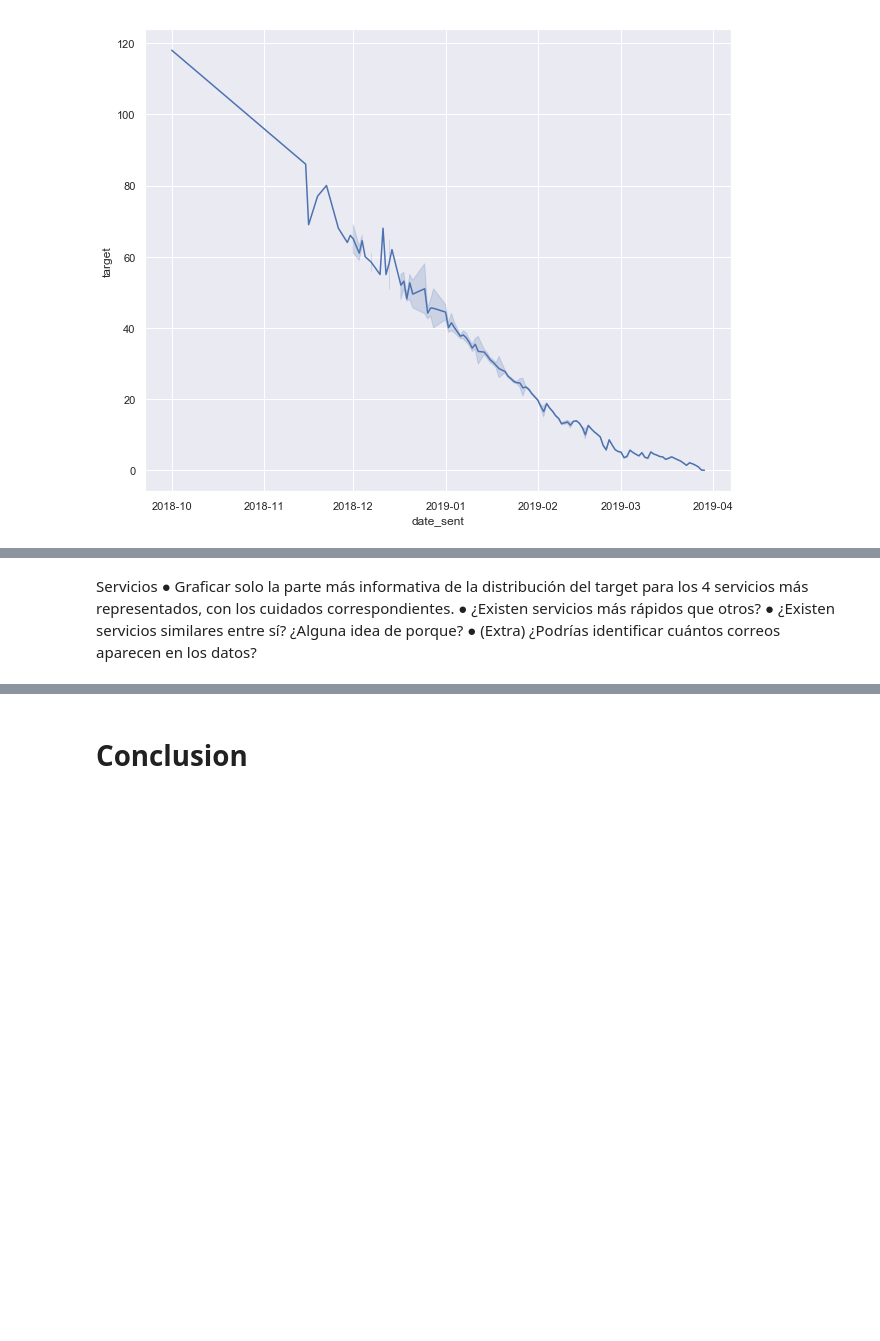
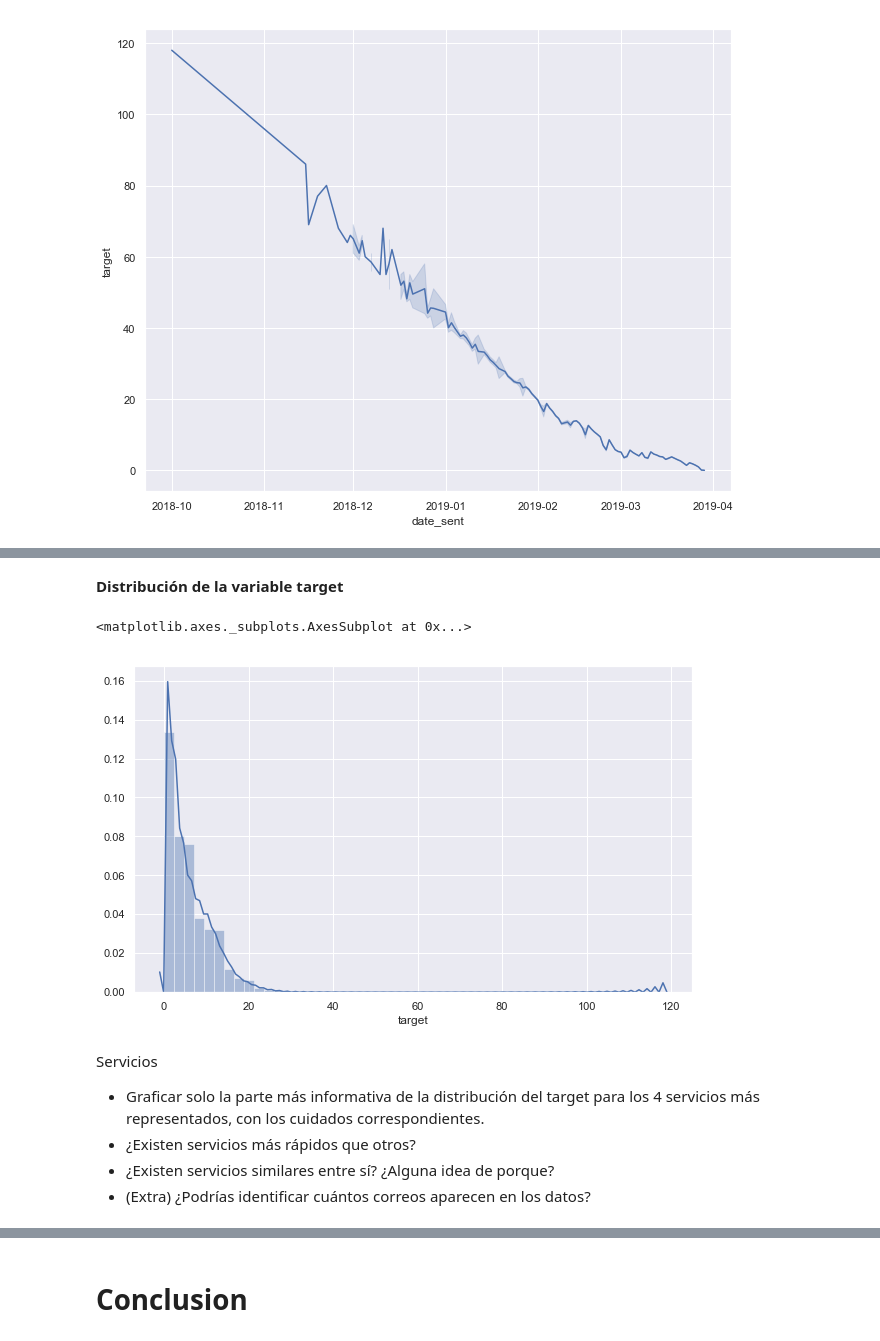
Before and after one commit to manquius/series_temporales, a Jupyter notebook: practico_temp_miguel.ipynb, the cells around one changed output, grey strips where cells are left out. Saved outputs shown, nothing was run; the diff lists cells and outputs as text; code cells hidden in the pictures; blank space fills up the shorter version.

```diff
--- a/practico_temp_miguel.ipynb
+++ b/practico_temp_miguel.ipynb
@@ -143,0 +252,2 @@ sb.lineplot(x='date_sent', y='target', data=data_sorted_by_date.sample(n=n))
+# %% [markdown]
+**Distribución de la variable target**
@@ -144,7 +256,13 @@ sb.lineplot(x='date_sent', y='target', data=data_sorted_by_date.sample(n=n))
+# %%
+plt.figure(figsize=(10,6))
+sb.distplot(df['target'])
+# %% [output]
+<matplotlib.axes._subplots.AxesSubplot at 0x...>
+[figure, added]
 # %% [markdown]
 Servicios
-● Graficar solo la parte más informativa de la distribución del target para los 4
+- Graficar solo la parte más informativa de la distribución del target para los 4
 servicios más representados, con los cuidados correspondientes.
-● ¿Existen servicios más rápidos que otros?
-● ¿Existen servicios similares entre sí? ¿Alguna idea de porque?
-● (Extra) ¿Podrías identificar cuántos correos aparecen en los datos?
+- ¿Existen servicios más rápidos que otros?
+- ¿Existen servicios similares entre sí? ¿Alguna idea de porque?
+- (Extra) ¿Podrías identificar cuántos correos aparecen en los datos?
```
Also changed, not shown: parts of 31 cells of this notebook.
